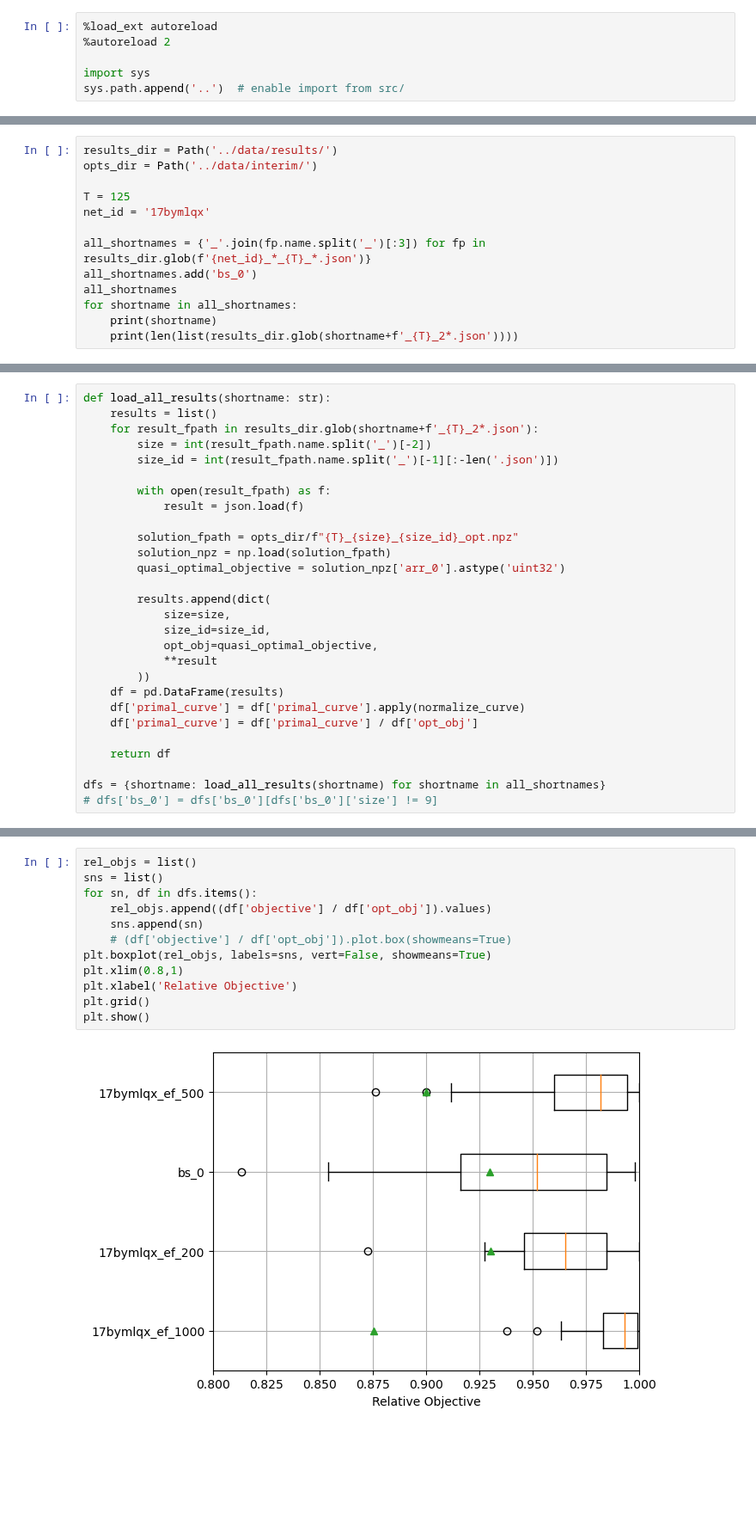
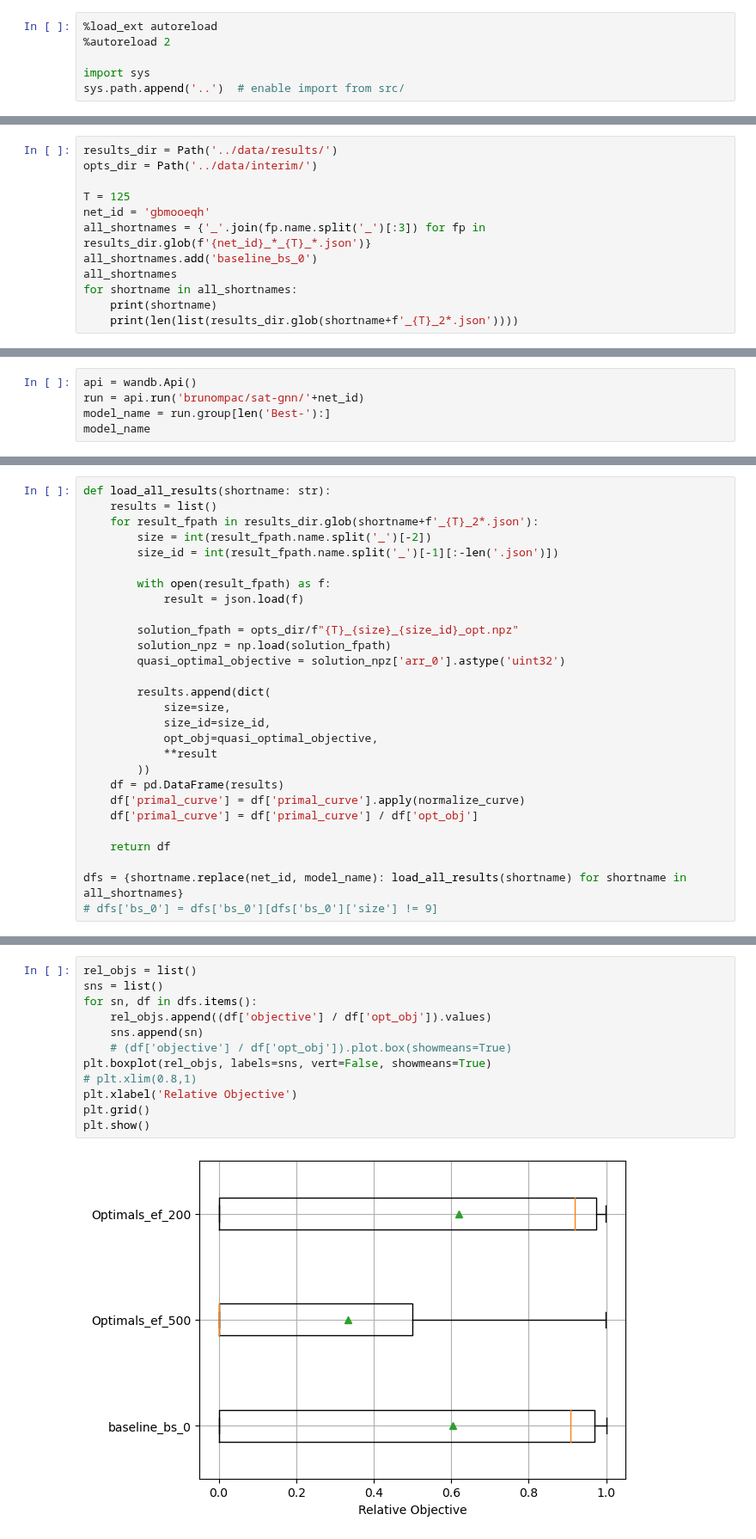
Before and after one commit to gos-ufsc/sat-gnn, a Jupyter notebook: notebooks/5.1-bmp-heuristics-evaluation.ipynb, the cells around one changed output, grey strips where cells are left out. Shown at 86% size. Saved outputs shown, nothing was run; the diff lists cells and outputs as text; blank space fills up the shorter version.

Commit message:
update plots with new standards

```diff
--- a/notebooks/5.1-bmp-heuristics-evaluation.ipynb
+++ b/notebooks/5.1-bmp-heuristics-evaluation.ipynb
@@ -23,10 +21,9 @@ results_dir = Path('../data/results/')
 opts_dir = Path('../data/interim/')
 
 T = 125
-net_id = '17bymlqx'
-
+net_id = 'gbmooeqh'
 all_shortnames = {'_'.join(fp.name.split('_')[:3]) for fp in results_dir.glob(f'{net_id}_*_{T}_*.json')}
-all_shortnames.add('bs_0')
+all_shortnames.add('baseline_bs_0')
 all_shortnames
 for shortname in all_shortnames:
     print(shortname)
@@ -42,0 +38,5 @@ bs_0
+# %%
+api = wandb.Api()
+run = api.run('brunompac/sat-gnn/'+net_id)
+model_name = run.group[len('Best-'):]
+model_name
@@ -66,5 +68,5 @@ def load_all_results(shortname: str):
 
     return df
 
-dfs = {shortname: load_all_results(shortname) for shortname in all_shortnames}
+dfs = {shortname.replace(net_id, model_name): load_all_results(shortname) for shortname in all_shortnames}
 # dfs['bs_0'] = dfs['bs_0'][dfs['bs_0']['size'] != 9]
@@ -88,17 +98,17 @@ Name: infeasibility rate, dtype: float64
 # %%
 rel_objs = list()
 sns = list()
 for sn, df in dfs.items():
     rel_objs.append((df['objective'] / df['opt_obj']).values)
     sns.append(sn)
     # (df['objective'] / df['opt_obj']).plot.box(showmeans=True)
 plt.boxplot(rel_objs, labels=sns, vert=False, showmeans=True)
-plt.xlim(0.8,1)
+# plt.xlim(0.8,1)
 plt.xlabel('Relative Objective')
 plt.grid()
 plt.show()
 # %% [output]
-[figure, old version]
+[figure, new version]
 # %%
 # TODO: baseline is different for every method, as it should take on account the
 # feasibility
```
Also changed, not shown: parts of 7 cells of this notebook.
